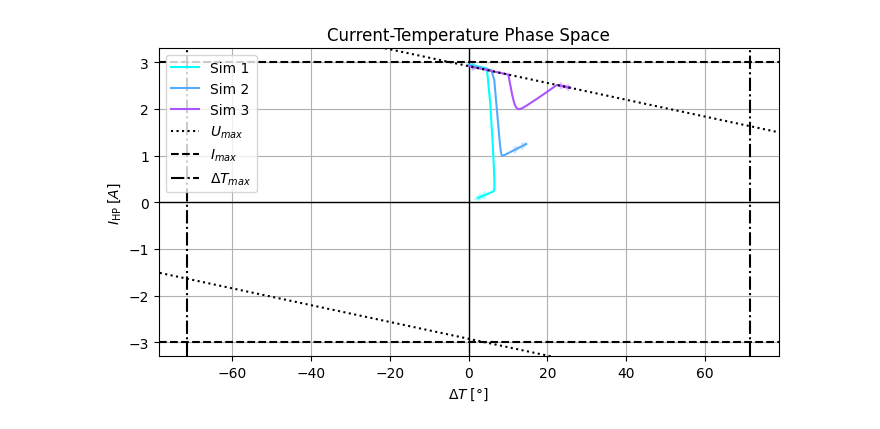
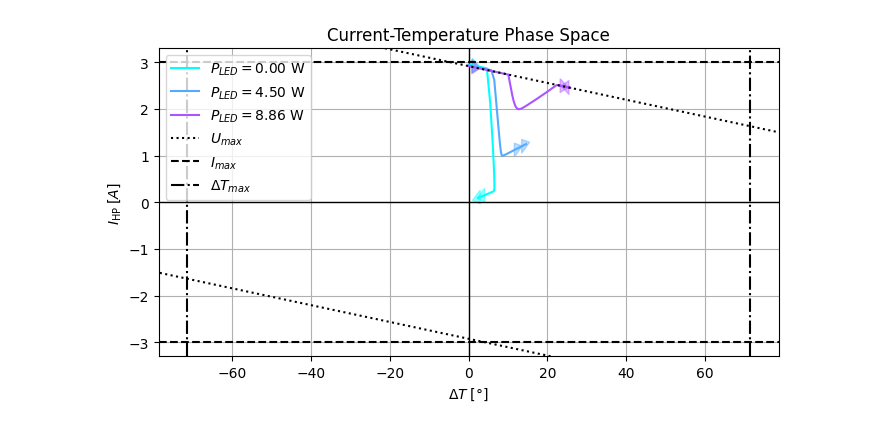
Before and after one commit to Jackmastro/Semester_Project, a Jupyter notebook: notebooks/main_simulation.ipynb, the cells around one changed output. Saved outputs shown, nothing was run; the diff lists cells and outputs as text; code cells hidden in the pictures.

Commit message:
title of the itarable variable

```diff
--- a/notebooks/main_simulation.ipynb
+++ b/notebooks/main_simulation.ipynb
@@ -44,8 +44,9 @@ x_matrix_norm_list = [x_matrix_max * traj / (num_traj-1) / (2**16-1) / ratio_dec
 # x_matrix_scaled = x_matrix / (2**16-1) # duty cycle
 
 simulation_results = []
+titles = []
 for traj in range(num_traj):
-    LEDpar.program_reader(x_matrix_norm_list[traj])
+    x_LED_tot, I_LED, P_r = LEDpar.program_reader(x_matrix_norm_list[traj])
 
     # Model
     model = Model(LEDpar, x0, T_amb0=T_amb0)
@@ -90,8 +91,11 @@ for traj in range(num_traj):
     simulation_results.append(results)
 
     # Plot
-    sim.plot_time_results()
-    sim.plot_current_temperature()
+    P_LED = np.mean(results["U_BT"].to_numpy()) * I_LED * x_LED_tot # W
+    title = r"$P_{LED} =$" + f"{P_LED:.2f} W"
+    titles.append(title)
+    sim.plot_time_results(title)
+    sim.plot_current_temperature(title)
 
 # All results
 all_results_df = pd.concat(
@@ -153,36 +157,36 @@ plt.axvline(x=0, lw=1, color='black', label='_nolegend_')
 for sim_id, group in all_results_df.groupby(level='simulation_id'):
     # Compute x and y values for this trajectory
     x_sim = group["T_h"].to_numpy() - group["T_c"].to_numpy()
     y_sim = group["I_HP"].to_numpy()
 
     # Plot each trajectory
     traj_color = colormap(sim_id / num_traj)
-    plt.plot(x_sim, y_sim, label=f"Sim {sim_id+1}", color=traj_color)
+    plt.plot(x_sim, y_sim, label=titles[sim_id], color=traj_color)
     for i in range(0, len(x_sim) - arrow_step, arrow_step):
         plt.arrow(
             x_sim[i], y_sim[i],
             x_sim[i + 1] - x_sim[i], y_sim[i + 1] - y_sim[i],
-            head_width=0.15, head_length=1.5, fc=traj_color, ec=traj_color, alpha=0.2
+            head_width=0.4, head_length=2.5, fc=traj_color, ec=traj_color, alpha=0.4
         )
 
 plt.plot(x_vec, y_vec_min, color='black', linestyle=':', label=r'$U_{max}$')
 plt.plot(x_vec, y_vec_max, color='black', linestyle=':')
 plt.axhline(y=model.I_HP_max, color='black', linestyle='--', label=r'$I_{max}$')
 plt.axhline(y=-model.I_HP_max, color='black', linestyle='--')
 plt.axvline(x=model.DeltaT_max, color='black', linestyle='-.', label=r'$\Delta T_{max}$')
 plt.axvline(x=-model.DeltaT_max, color='black', linestyle='-.')
 
 # Configure plot
 plt.xlim(-model.DeltaT_max * 1.1, model.DeltaT_max * 1.1)
 plt.ylim(-model.I_HP_max * 1.1, model.I_HP_max * 1.1)
 plt.xlabel(r'$\Delta T \; [°]$')
 plt.ylabel(r'$I_\mathrm{HP} \; [A]$')
 plt.title('Current-Temperature Phase Space')
 plt.legend()
 plt.grid()
 plt.show()
 # %% [output]
-[figure, old version]
+[figure, new version]
 # %%
 # # Continuous Open-Loop
 # # Nonlinear phase portrait
```
Also changed, not shown: parts of 1 cell of this notebook, 1 other file.
